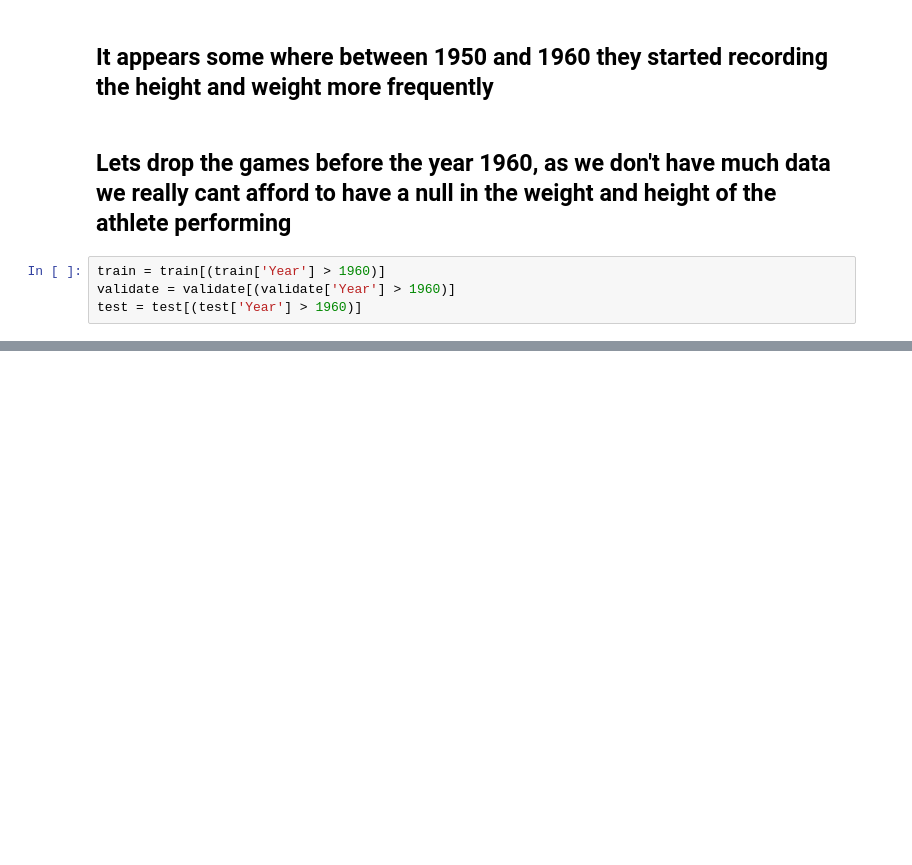
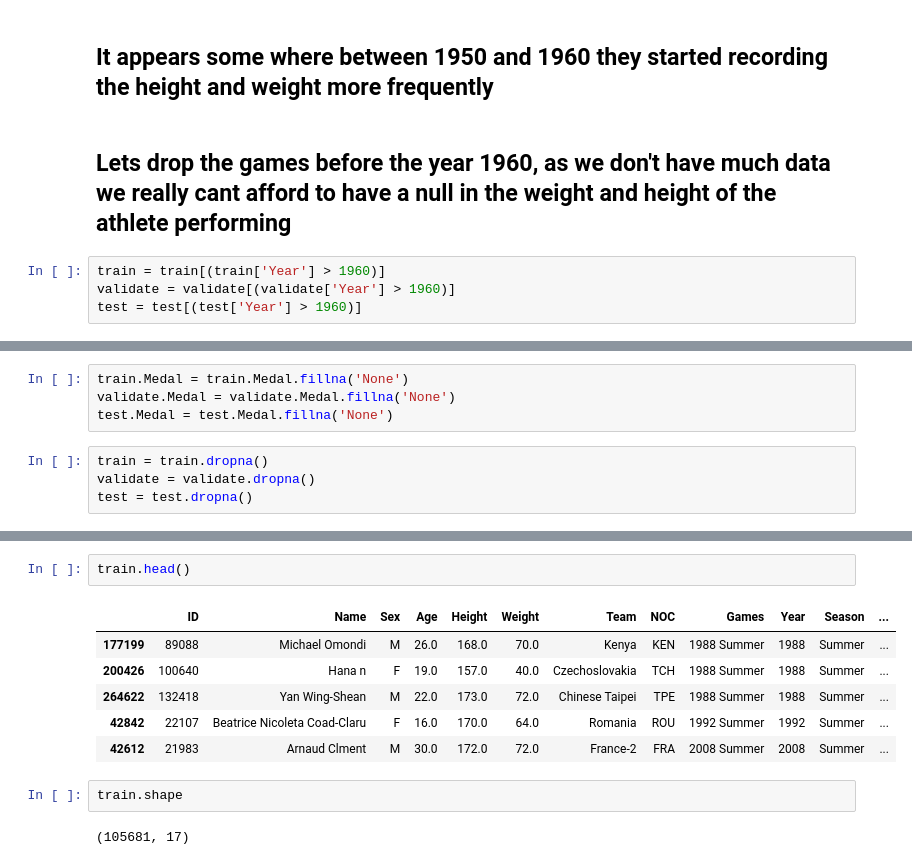
Before and after one commit to michael-haerle/olympic_dataset, a Jupyter notebook: initial_notebook.ipynb, the cells around one changed output, grey strips where cells are left out. Saved outputs shown, nothing was run; the diff lists cells and outputs as text; blank space fills up the shorter version.

```diff
--- a/initial_notebook.ipynb
+++ b/initial_notebook.ipynb
@@ -302,0 +310,8 @@ train.shape
+# %%
+train.Medal = train.Medal.fillna('None')
+validate.Medal = validate.Medal.fillna('None')
+test.Medal = test.Medal.fillna('None')
+# %%
+train = train.dropna()
+validate = validate.dropna()
+test = test.dropna()
@@ -302,0 +364,13 @@ train.shape
+# %%
+train.head()
+# %% [output]
+|  | ID | Name | Sex | Age | Height | Weight | Team | NOC | Games | Year | Season | ... |
+| 177199 | 89088 | Michael Omondi | M | 26.0 | 168.0 | 70.0 | Kenya | KEN | 1988 Summer | 1988 | Summer | ... |
+| 200426 | 100640 | Hana n | F | 19.0 | 157.0 | 40.0 | Czechoslovakia | TCH | 1988 Summer | 1988 | Summer | ... |
+| 264622 | 132418 | Yan Wing-Shean | M | 22.0 | 173.0 | 72.0 | Chinese Taipei | TPE | 1988 Summer | 1988 | Summer | ... |
+| 42842 | 22107 | Beatrice Nicoleta Coad-Claru | F | 16.0 | 170.0 | 64.0 | Romania | ROU | 1992 Summer | 1992 | Summer | ... |
+| 42612 | 21983 | Arnaud Clment | M | 30.0 | 172.0 | 72.0 | France-2 | FRA | 2008 Summer | 2008 | Summer | ... |
+# %%
+train.shape
+# %% [output]
+(105681, 17)
```
Also changed, not shown: parts of 12 cells of this notebook.
